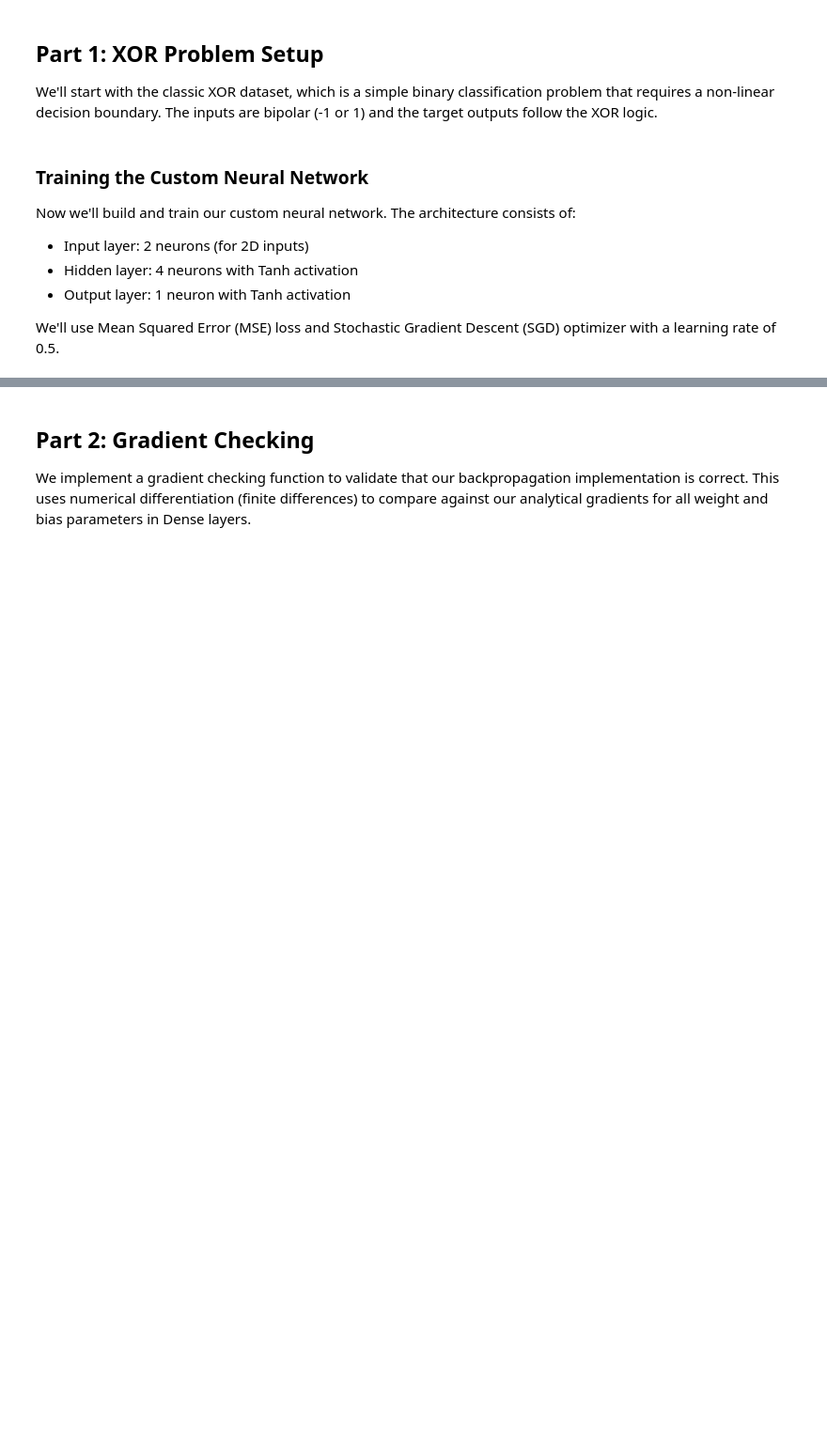
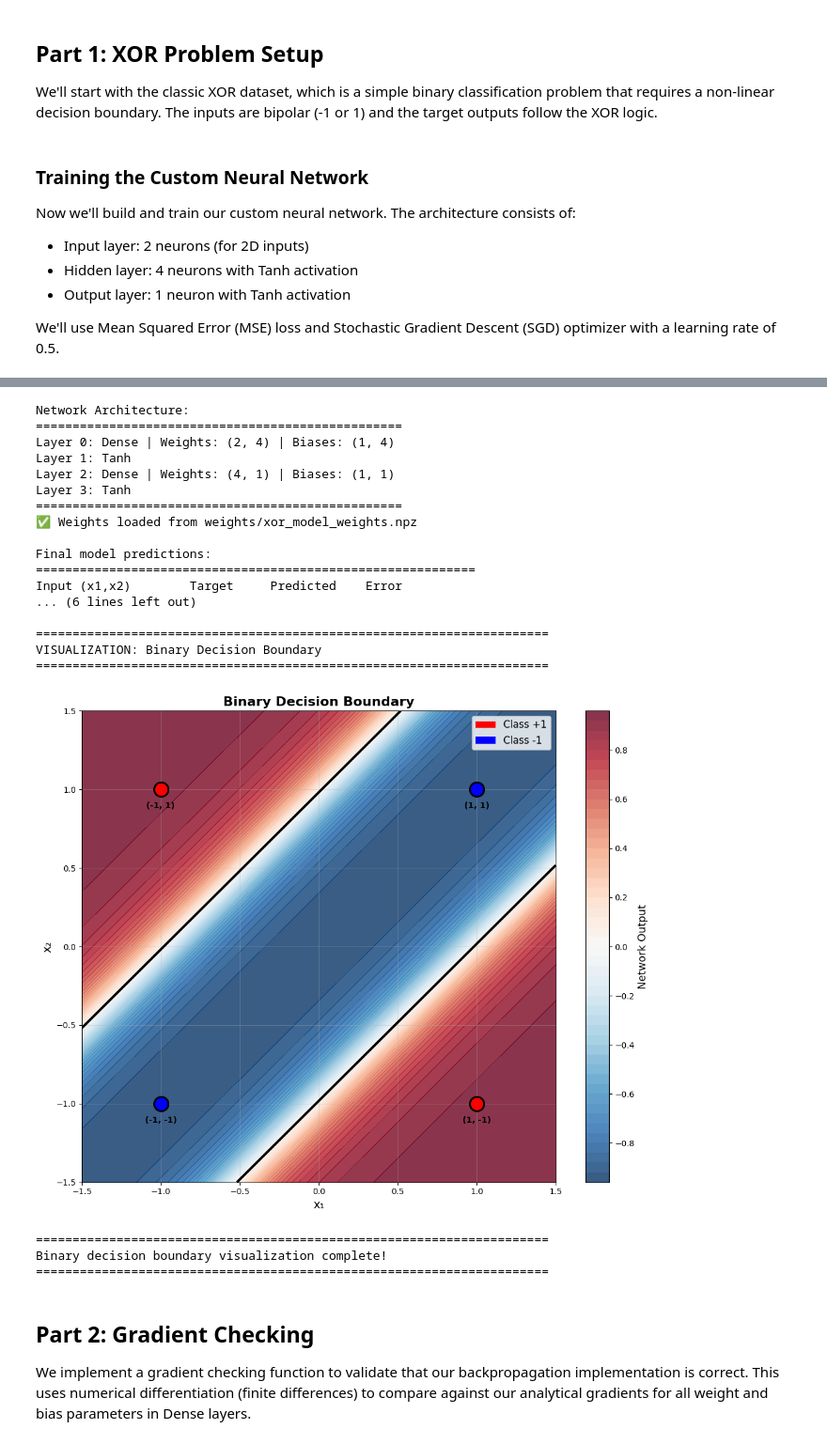
Before and after one commit to Senior2Projects/Neural_Network_Library, a Jupyter notebook: Notebooks/project_demo.ipynb, the cells around one changed output, grey strips where cells are left out. Shown at 94% size. Cells and saved outputs as stored; diff of their text form; code cells hidden in the pictures; blank space fills up the shorter version.

```diff
--- a/Notebooks/project_demo.ipynb
+++ b/Notebooks/project_demo.ipynb
@@ -101,3 +78,30 @@ Binary decision boundary visualization complete!
+# %%
+model.summary()
+model.load_weights('weights/xor_model_weights.npz')
+model.print_final_predictions(X, y)
+plot_decision_boundary(model, X, y)
+# %% [output]
+Network Architecture:
+==================================================
+Layer 0: Dense | Weights: (2, 4) | Biases: (1, 4)
+Layer 1: Tanh
+Layer 2: Dense | Weights: (4, 1) | Biases: (1, 1)
+Layer 3: Tanh
+==================================================
+✅ Weights loaded from weights/xor_model_weights.npz
+
+Final model predictions:
+============================================================
+Input (x1,x2)        Target     Predicted    Error
+... (6 lines left out)
+
+======================================================================
+VISUALIZATION: Binary Decision Boundary
+======================================================================
+[figure, added]
+======================================================================
+Binary decision boundary visualization complete!
+======================================================================
 # %% [markdown]
 ## Part 2: Gradient Checking
 
```
Also changed, not shown: parts of 19 cells of this notebook, 10 other files.
